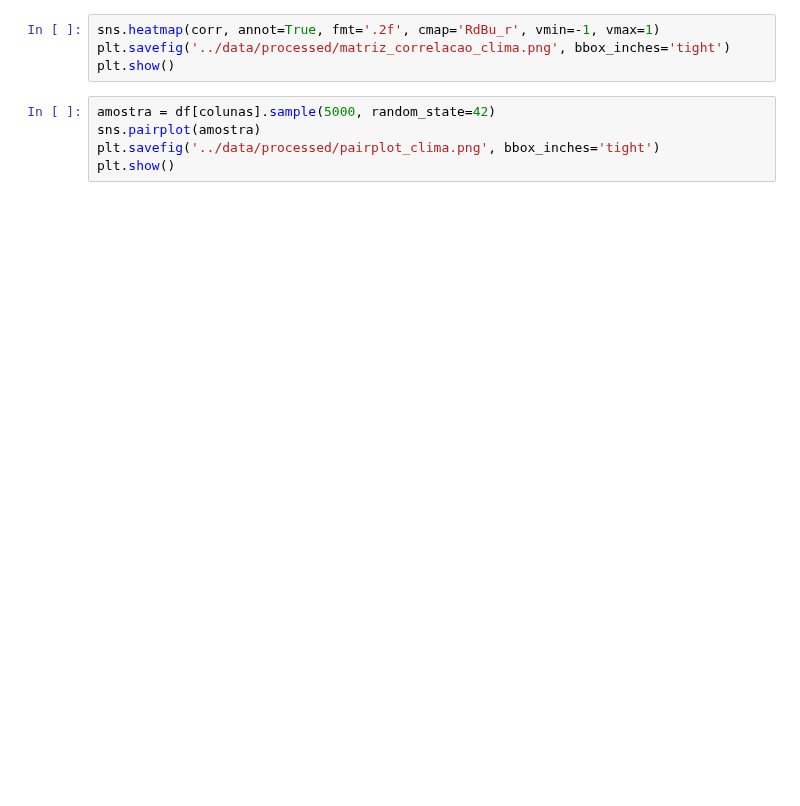
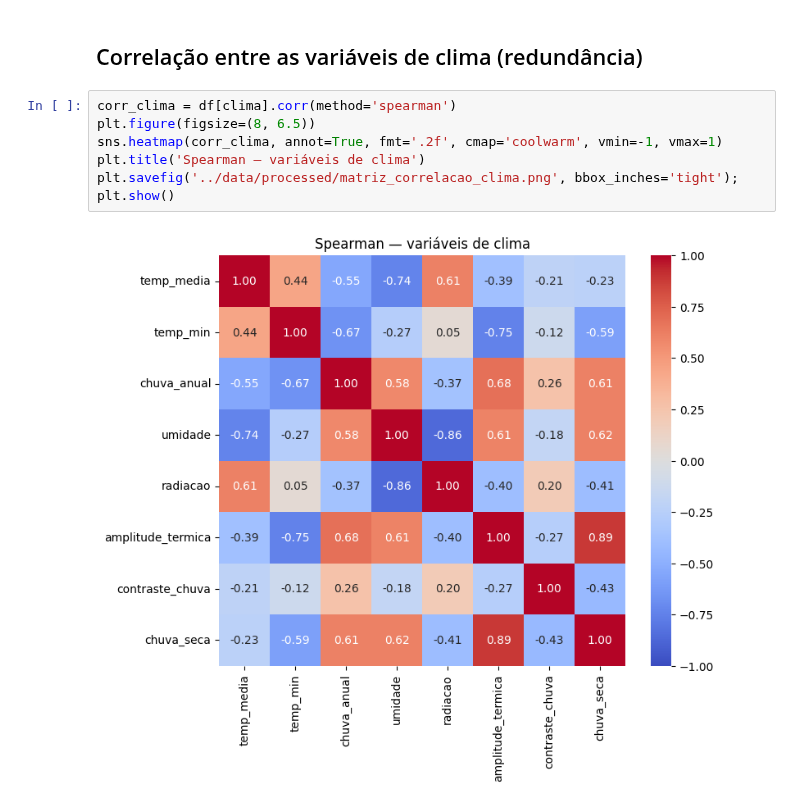
Before and after one commit to FatecFranca/DSM-G07-PI6-2026-2, a Jupyter notebook: analytics/notebooks/02_correlacao.ipynb, the cells around one changed output. Cells and saved outputs as stored; diff of their text form; blank space fills up the shorter version.

```diff
--- a/analytics/notebooks/02_correlacao.ipynb
+++ b/analytics/notebooks/02_correlacao.ipynb
@@ -19,9 +25,10 @@ corr
+# %% [markdown]
+## Correlação entre as variáveis de clima (redundância)
 # %%
-sns.heatmap(corr, annot=True, fmt='.2f', cmap='RdBu_r', vmin=-1, vmax=1)
-plt.savefig('../data/processed/matriz_correlacao_clima.png', bbox_inches='tight')
-plt.show()
+corr_clima = df[clima].corr(method='spearman')
+plt.figure(figsize=(8, 6.5))
+sns.heatmap(corr_clima, annot=True, fmt='.2f', cmap='coolwarm', vmin=-1, vmax=1)
+plt.title('Spearman — variáveis de clima')
+plt.savefig('../data/processed/matriz_correlacao_clima.png', bbox_inches='tight'); plt.show()
+# %% [output]
+[figure, added]
-# %%
-amostra = df[colunas].sample(5000, random_state=42)
-sns.pairplot(amostra)
-plt.savefig('../data/processed/pairplot_clima.png', bbox_inches='tight')
-plt.show()
```
Also changed, not shown: parts of 6 cells of this notebook, 25 other files.
